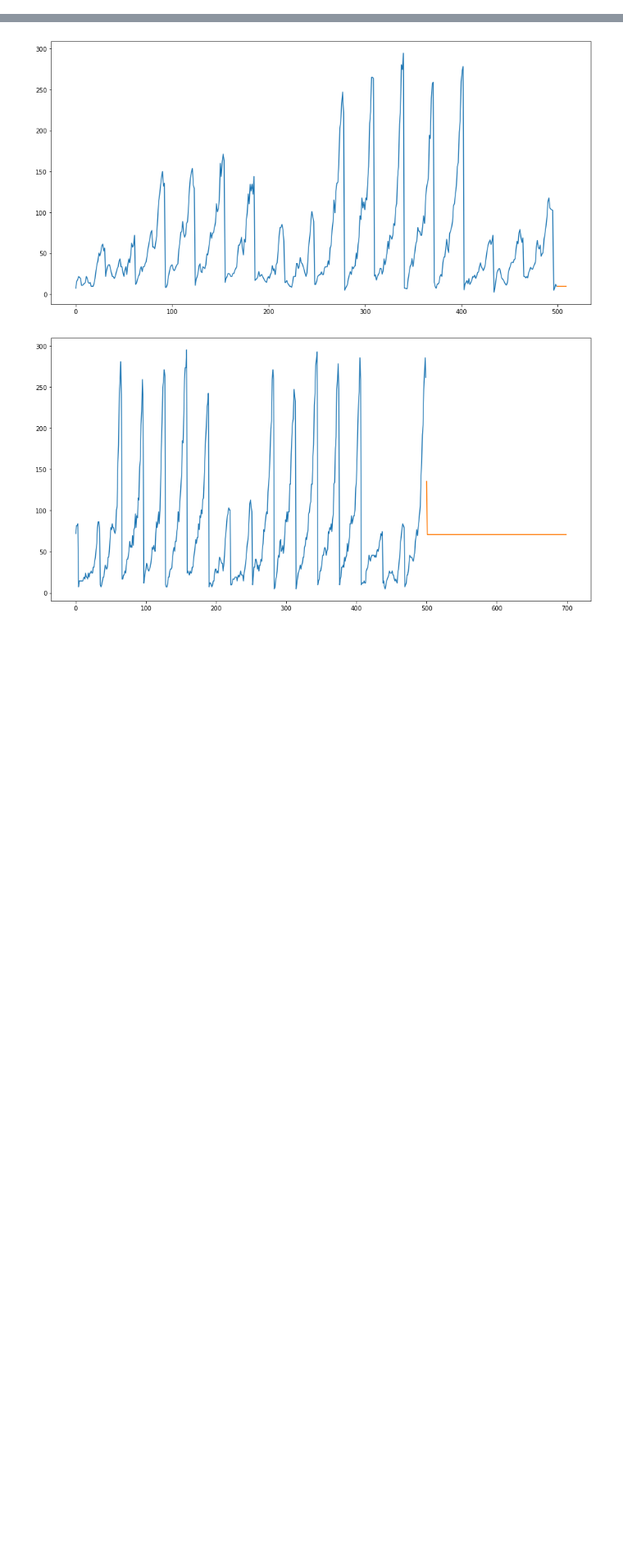
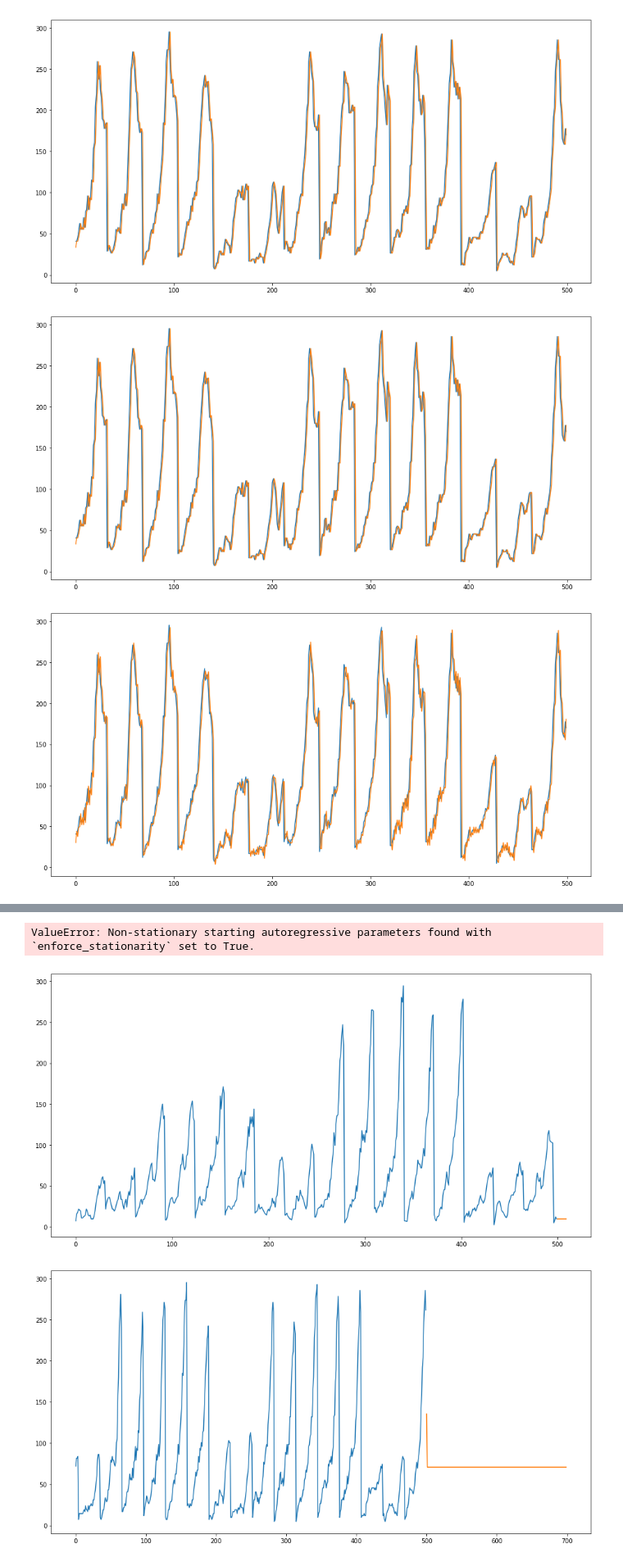
Before and after one commit to victorchan314/arterial_traffic_flow_predictor, a Jupyter notebook: ipynb/armax.ipynb, the cells around one changed output, grey strips where cells are left out. Shown at 82% size. Saved outputs shown, nothing was run; the diff lists cells and outputs as text; code cells hidden in the pictures; blank space fills up the shorter version.

```diff
--- a/ipynb/armax.ipynb
+++ b/ipynb/armax.ipynb
@@ -151,0 +284,13 @@ array([9.56670386])
+# %%
+def plot_fitted_values(x, results, n=500):
+    plt.figure(figsize=(16, 8))
+    plt.plot(x[-n:])
+    plt.plot(results.fittedvalues[-n:])
+    plt.show()
+# %%
+for result in res:
+    plot_fitted_values(x, result)
+# %% [output]
+[figure, added]
+[figure, added]
+[figure, added]
@@ -152,3 +304,13 @@ array([9.56670386])
+# %%
+res_online = []
+preds_online = []
+
+for order, seasonal_order in orders:
+    results, predictions = fit_online_armax(x, order, seasonal_order, x_val, y_val, x_ts_val, y_ts_val)
+    res_online.append(results)
+    preds_online.append(predictions)
+# %% [output]
+ValueError: Non-stationary starting autoregressive parameters found with `enforce_stationarity` set to True.
 # %%
 plt.figure(figsize=(16, 8))
 plt.plot(np.arange(x_0_0.shape[0]), x_0_0)
```
Also changed, not shown: parts of 39 cells of this notebook, 4 other files.
